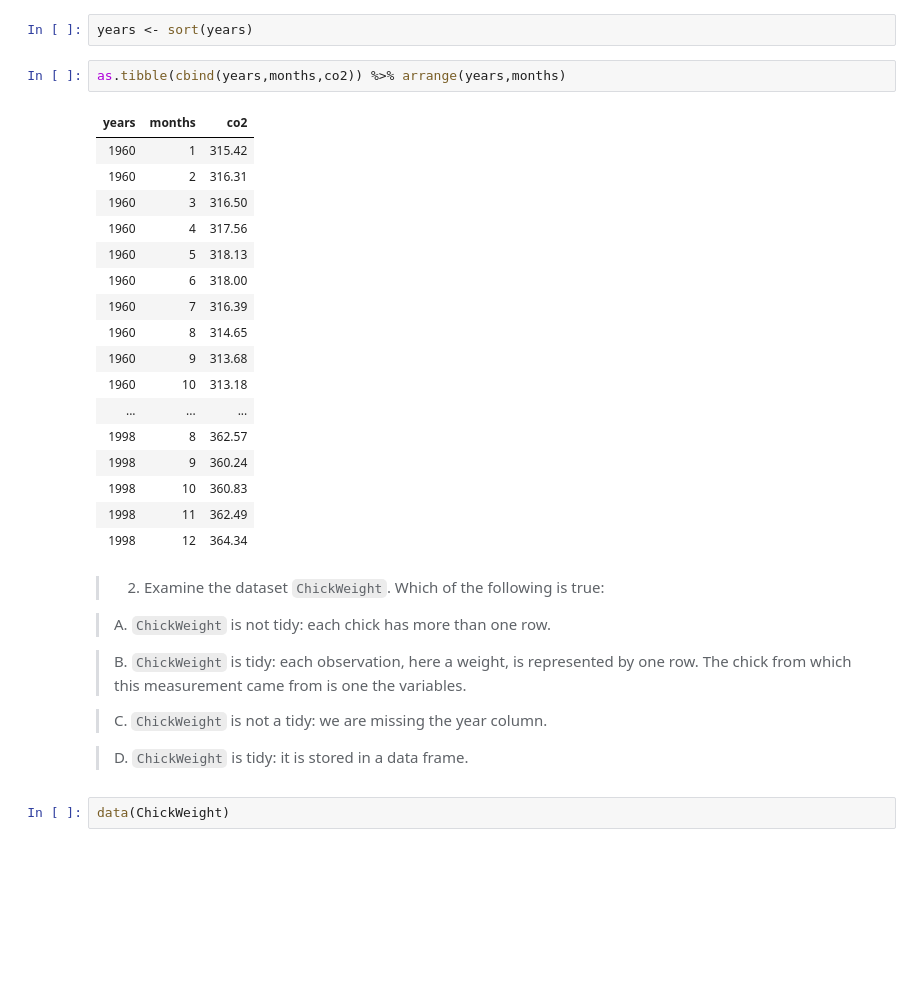
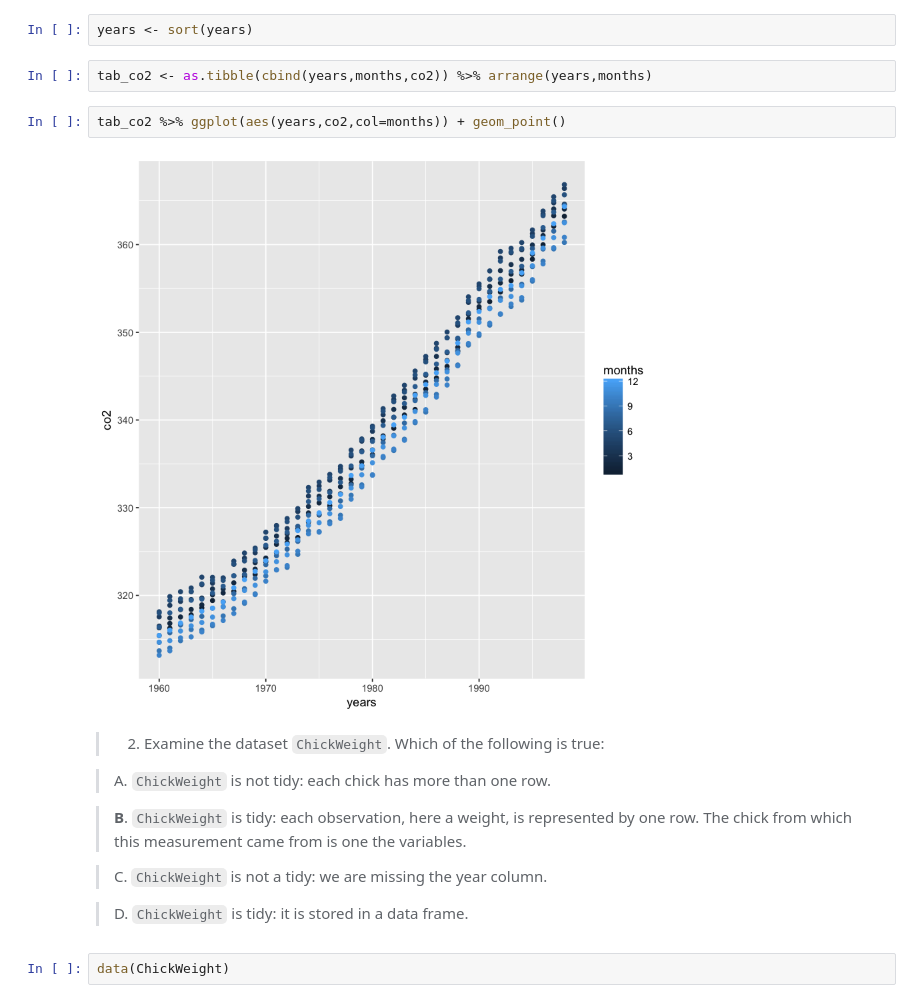
Before and after one commit to mldwr/dsbook_exercises, a Jupyter notebook: ex_35_tidy_data.ipynb, the cells around one changed output. Saved outputs shown, nothing was run; the diff lists cells and outputs as text; blank space fills up the shorter version.

```diff
--- a/ex_35_tidy_data.ipynb
+++ b/ex_35_tidy_data.ipynb
@@ -48,31 +48,17 @@ years <- rep(1960:1998,12)
 # %%
 years <- sort(years)
 # %%
-as.tibble(cbind(years,months,co2)) %>% arrange(years,months)
+tab_co2 <- as.tibble(cbind(years,months,co2)) %>% arrange(years,months)
-# %% [output]
-| years | months | co2 |
-| 1960 | 1 | 315.42 |
-| 1960 | 2 | 316.31 |
-| 1960 | 3 | 316.50 |
-| 1960 | 4 | 317.56 |
-| 1960 | 5 | 318.13 |
-| 1960 | 6 | 318.00 |
-| 1960 | 7 | 316.39 |
-| 1960 | 8 | 314.65 |
-| 1960 | 9 | 313.68 |
-| 1960 | 10 | 313.18 |
-| ... | ... | ... |
-| 1998 | 8 | 362.57 |
-| 1998 | 9 | 360.24 |
-| 1998 | 10 | 360.83 |
-| 1998 | 11 | 362.49 |
-| 1998 | 12 | 364.34 |
+# %%
+tab_co2 %>% ggplot(aes(years,co2,col=months)) + geom_point()
+# %% [output]
+[figure, added]
 # %% [markdown]
 >2. Examine the dataset  `ChickWeight`. Which of the following is true:
 
 >    A.  `ChickWeight` is not tidy: each chick has more than one row.
 
->    B.  `ChickWeight` is tidy: each observation, here a weight, is represented by one row. The chick from which this measurement came from is one the variables.
+>    __B__.  `ChickWeight` is tidy: each observation, here a weight, is represented by one row. The chick from which this measurement came from is one the variables.
 
 >    C.  `ChickWeight` is not a tidy: we are missing the year column.
 
```
Also changed, not shown: parts of 21 cells of this notebook.
